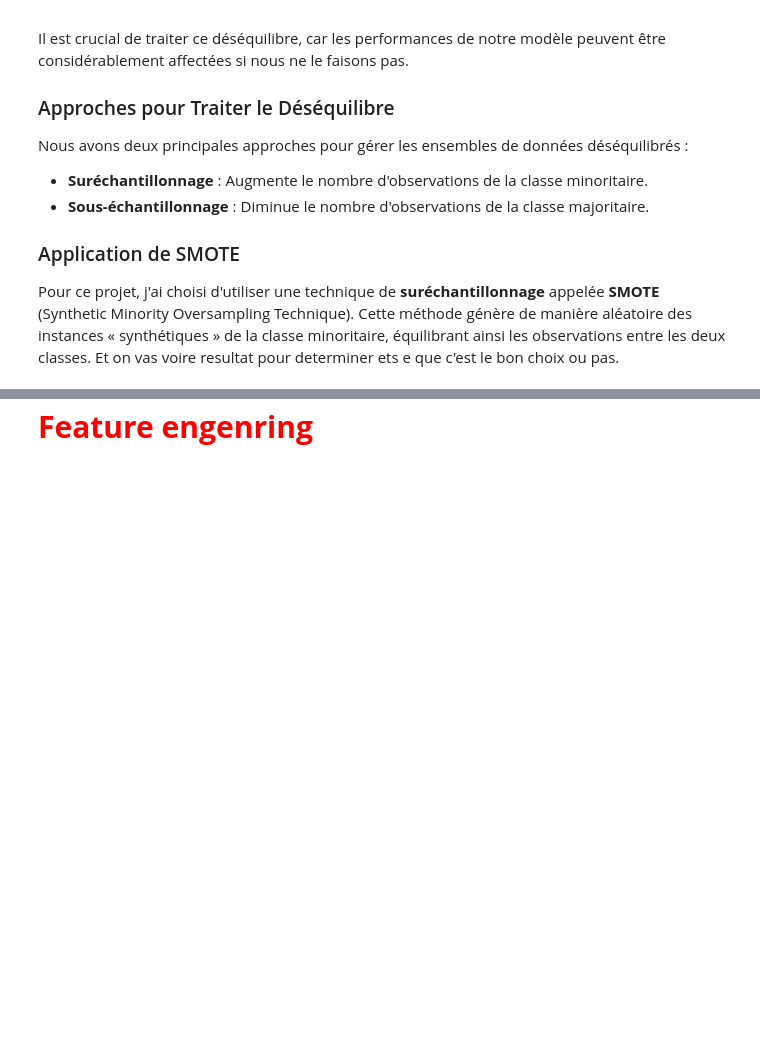
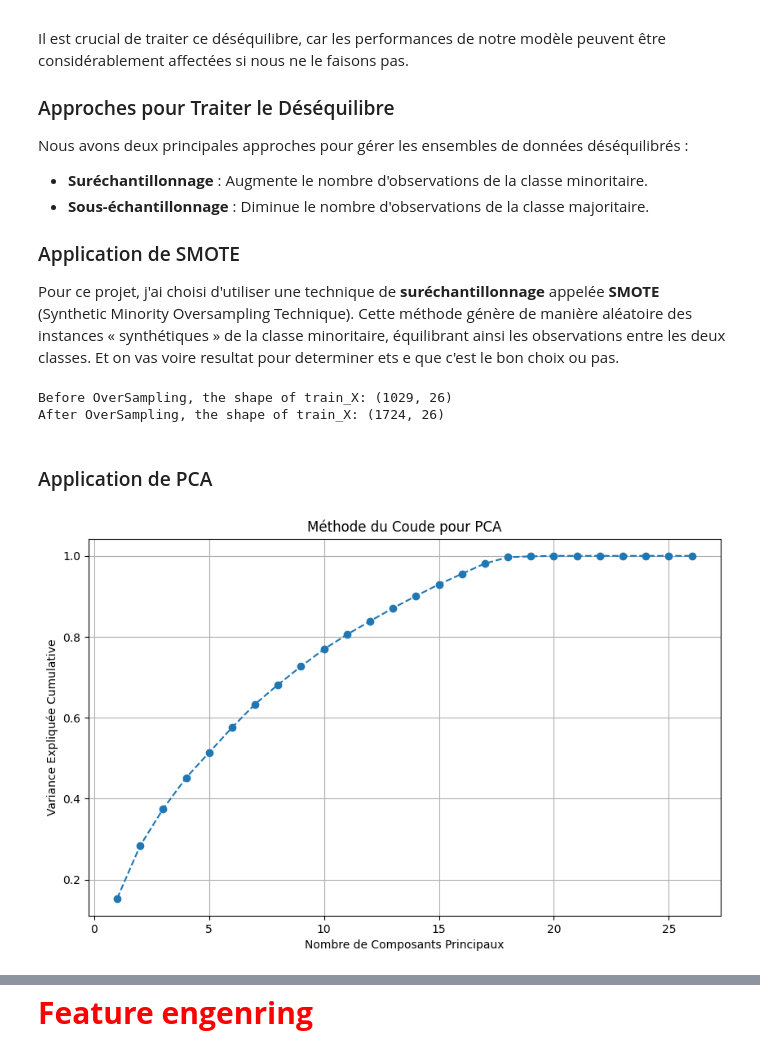
Before and after one commit to anass1209/MachineLearningProject, a Jupyter notebook: IBM HR Analytics Employee Attrition & Performance/modele.ipynb, the cells around one changed output, grey strips where cells are left out. Cells and saved outputs as stored; diff of their text form; code cells hidden in the pictures; blank space fills up the shorter version.

Commit message:
before_training

```diff
--- a/IBM HR Analytics Employee Attrition & Performance/modele.ipynb
+++ b/IBM HR Analytics Employee Attrition & Performance/modele.ipynb
@@ -1234,0 +1237,5 @@ Index(['BusinessTravel', 'Department', 'EducationField', 'Gender', 'JobRole',
+# %%
+X = data.drop(['Attrition'], axis=1)
+y = data['Attrition']
+
+X.columns = X.columns.astype(str)
@@ -1303,8 +1297,8 @@ from sklearn.preprocessing import StandardScaler
 
 # Normalisation
 sc_X = StandardScaler()
-X_train = sc_X.fit_transform(X_train)
-X_test = sc_X.transform(X_test)
+X_train_encoded_normalised = sc_X.fit_transform(X_train_encoded)
+X_test_encoded_normalised = sc_X.transform(X_test_encoded)
 # %% [markdown]
 #### **Traitement du Déséquilibre des Classes**
 # %%
@@ -1329,3 +1323,42 @@ Nous avons deux principales approches pour gérer les ensembles de données dés
 ### Application de SMOTE
 
 Pour ce projet, j'ai choisi d'utiliser une technique de **suréchantillonnage** appelée **SMOTE** (Synthetic Minority Oversampling Technique). Cette méthode génère de manière aléatoire des instances « synthétiques » de la classe minoritaire, équilibrant ainsi les observations entre les deux classes. Et on vas voire resultat pour determiner ets e que c'est le bon choix ou pas.
+# %%
+from imblearn.over_sampling import SMOTE
+from collections import Counter
+
+sm = SMOTE(random_state = 0)
+X_train_encoded_normalised_sm,  y_train_sm = sm.fit_resample(X_train_encoded_normalised, y_train)
+
+
+print('Before OverSampling, the shape of train_X: {}'.format(X_train_encoded_normalised.shape))
+print('After OverSampling, the shape of train_X: {}'.format(X_train_encoded_normalised_sm.shape))
+# %% [output]
+Before OverSampling, the shape of train_X: (1029, 26)
+After OverSampling, the shape of train_X: (1724, 26)
+# %% [markdown]
+### Application de PCA
+# %%
+from sklearn.decomposition import PCA
+import pandas as pd
+import matplotlib.pyplot as plt
+import seaborn as sns
+
+
+pca = PCA()
+X_train_pca = pca.fit_transform(X_train_encoded_normalised_sm)
+
+# Calculer la variance expliquée cumulée
+explained_variance_ratio = pca.explained_variance_ratio_
+cumulative_explained_variance = explained_variance_ratio.cumsum()
+
+# Tracer la courbe du coude
+plt.figure(figsize=(10, 6))
+plt.plot(range(1, len(explained_variance_ratio) + 1), cumulative_explained_variance, marker='o', linestyle='--')
+plt.xlabel('Nombre de Composants Principaux')
+plt.ylabel('Variance Expliquée Cumulative')
+plt.title('Méthode du Coude pour PCA')
+plt.grid(True)
+plt.show()
+# %% [output]
+[figure, added]
```
Also changed, not shown: parts of 19 cells of this notebook.
